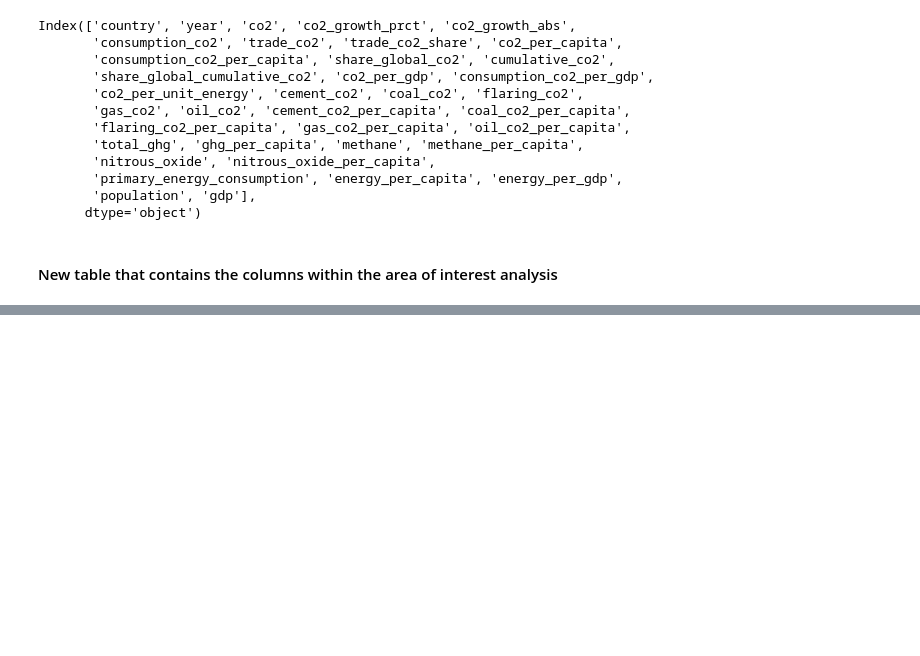
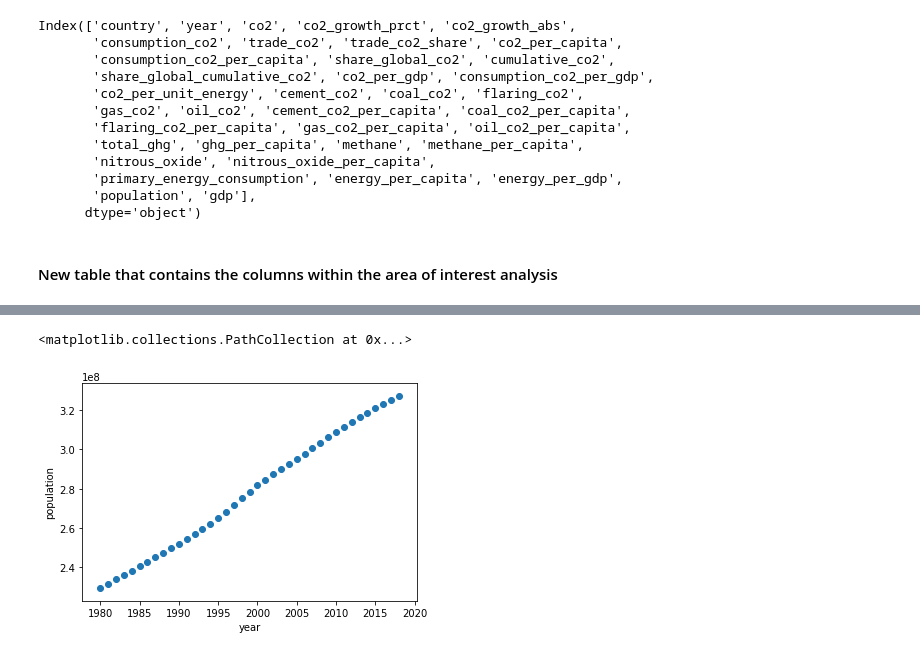
Before and after one commit to sarahgao22sg/Project1, a Jupyter notebook: CO2 Emissions Analysis_Country/CO2 Analysis Code.ipynb, the cells around one changed output, grey strips where cells are left out. Cells and saved outputs as stored; diff of their text form; code cells hidden in the pictures; blank space fills up the shorter version.

```diff
--- a/CO2 Emissions Analysis_Country/CO2 Analysis Code.ipynb
+++ b/CO2 Emissions Analysis_Country/CO2 Analysis Code.ipynb
@@ -74 +88,11 @@ Co2_Emissions_df
+# %%
+Co2_Emissions_USA=Co2_Emissions_df[Co2_Emissions_df.country=="United States"]
+Co2_Emissions_USA=Co2_Emissions_USA.reset_index(drop=True)
+Co2_Emissions_USA_chart=Co2_Emissions_USA.plot.line(x='year', y='',color="blue",alpha=0.5)
+x=Co2_Emissions_USA["year"]
+y=Co2_Emissions_USA["population"]
+plt.scatter(x, y)
+# %% [output]
+<matplotlib.collections.PathCollection at 0x...>
+[figure, added]
 # %%
```
Also changed, not shown: parts of 7 cells of this notebook.
